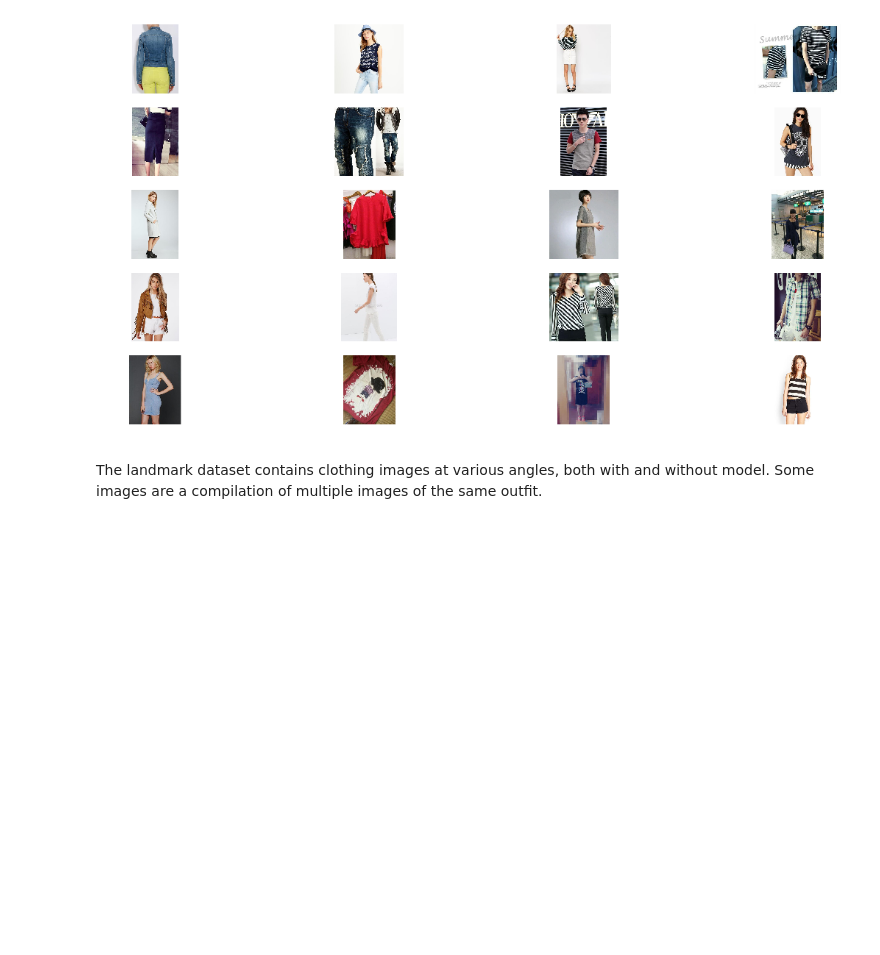
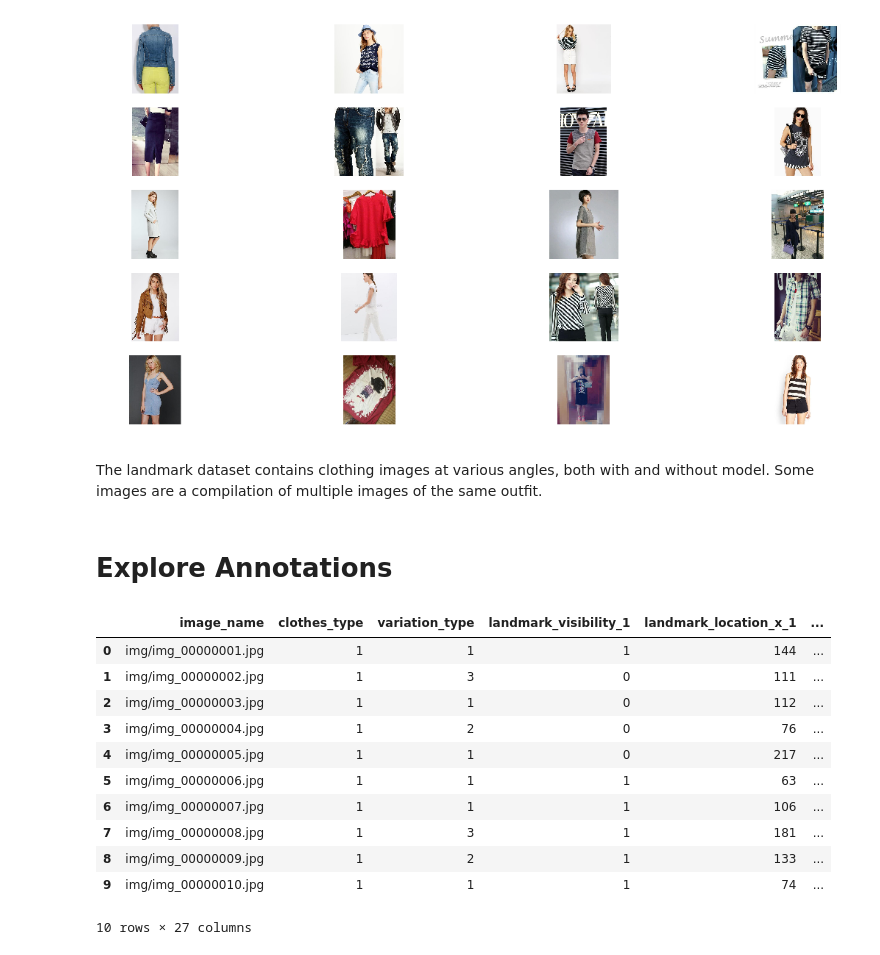
Before and after one commit to jushih/Springboard, a Jupyter notebook: exploration_landmark.ipynb, the cells around one changed output. Drawn from its saved outputs; the diff is of its cells as text; code cells hidden in the pictures; blank space fills up the shorter version.

```diff
--- a/exploration_landmark.ipynb
+++ b/exploration_landmark.ipynb
@@ -60,3 +62,26 @@ plt.show()
 [figure]
 # %% [markdown]
 The landmark dataset contains clothing images at various angles, both with and without model. Some images are a compilation of multiple images of the same outfit.
+# %% [markdown]
+# Explore Annotations
+# %%
+import csv
+import pandas as pd
+
+anno_path = '/Users/julieshih/workspace/Springboard/img_landmark/Anno/list_landmarks.txt'
+df = pd.read_csv(anno_path, sep=' ',skiprows=1).dropna(axis=1, how='all')
+# %%
+df.head(10)
+# %% [output]
+|  | image_name | clothes_type | variation_type | landmark_visibility_1 | landmark_location_x_1 | ... |
+| 0 | img/img_00000001.jpg | 1 | 1 | 1 | 144 | ... |
+| 1 | img/img_00000002.jpg | 1 | 3 | 0 | 111 | ... |
+| 2 | img/img_00000003.jpg | 1 | 1 | 0 | 112 | ... |
+| 3 | img/img_00000004.jpg | 1 | 2 | 0 | 76 | ... |
+| 4 | img/img_00000005.jpg | 1 | 1 | 0 | 217 | ... |
+| 5 | img/img_00000006.jpg | 1 | 1 | 1 | 63 | ... |
+| 6 | img/img_00000007.jpg | 1 | 1 | 1 | 106 | ... |
+| 7 | img/img_00000008.jpg | 1 | 3 | 1 | 181 | ... |
+| 8 | img/img_00000009.jpg | 1 | 2 | 1 | 133 | ... |
+| 9 | img/img_00000010.jpg | 1 | 1 | 1 | 74 | ... |
+10 rows × 27 columns
```
Also changed, not shown: parts of 7 cells of this notebook.
